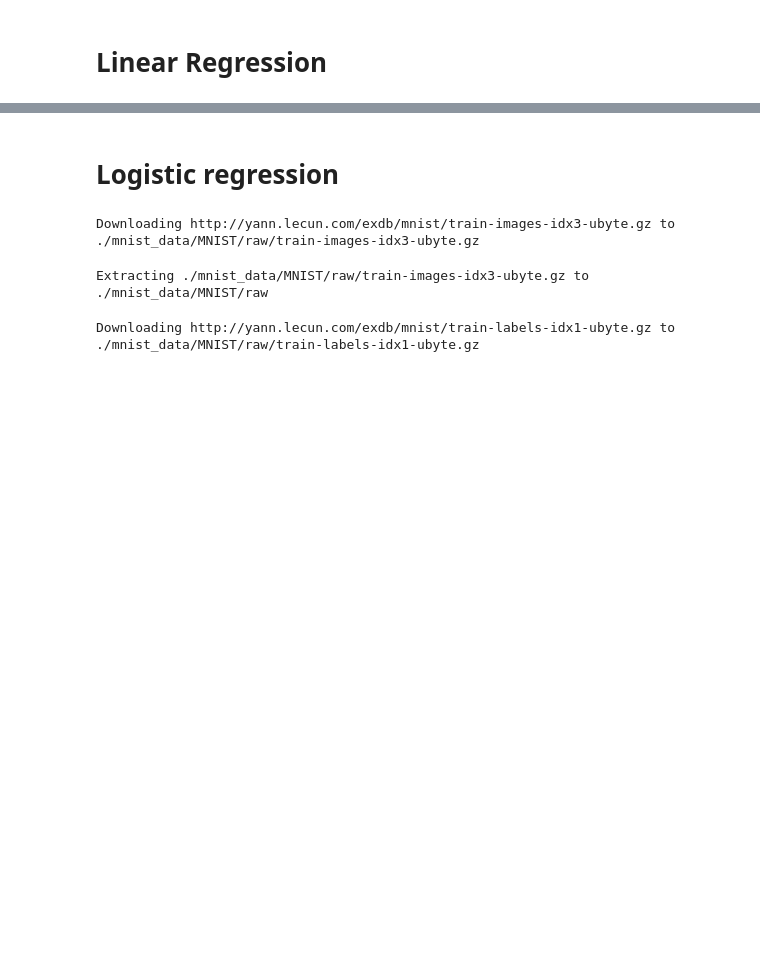
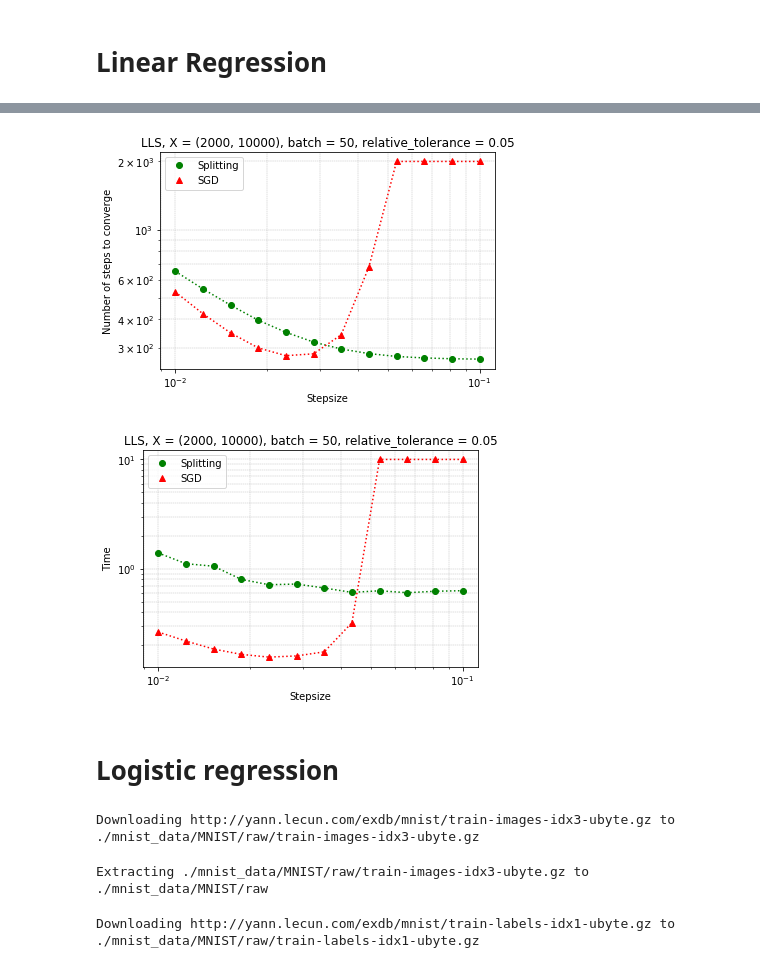
Before and after one commit to MerkulovDaniil/split-sgd, a Jupyter notebook: Code/Iterations_measurement.ipynb, the cells around one changed output, grey strips where cells are left out. Saved outputs shown, nothing was run; the diff lists cells and outputs as text; code cells hidden in the pictures; blank space fills up the shorter version.

Commit message:
LLS time and iterations to convergence plots

```diff
--- a/Code/Iterations_measurement.ipynb
+++ b/Code/Iterations_measurement.ipynb
@@ -141,30 +160,42 @@ for experiment in range(n_experiments):
 # %%
 steps_spl = np.average(steps_spl_meta, axis = 0)
 steps_sgd = np.average(steps_sgd_meta, axis = 0)
 times_spl = np.average(times_spl_meta, axis = 0)
 times_sgd = np.average(times_sgd_meta, axis = 0)
 
 plt.figure(figsize=(6.0, 4.0))
 plt.title('LLS, X = ({}, {}), batch = {}, relative_tolerance = {}'.format(p, n, b, epsilon))
-plt.loglog(hs, steps_spl, label = 'Splitting')
-plt.loglog(hs, steps_sgd, label = 'SGD')
+plt.loglog(hs, steps_spl, 'go', label = 'Splitting')
+plt.loglog(hs, steps_spl, 'g:')
+plt.loglog(hs, steps_sgd, 'r^', label = 'SGD')
+plt.loglog(hs, steps_sgd, 'r:')
+plt.grid(True,which="both", linestyle='--', linewidth=0.4)
+# plt.grid()
 plt.xlabel('Stepsize')
 plt.ylabel('Number of steps to converge')
 plt.legend()
 
-plt.savefig('sgd_split_step_n{}.svg'.format(epsilon))
+# plt.savefig('sgd_split_step_n{}.svg'.format(epsilon))
+plt.savefig('sgd_split_time_lls.pdf')
 plt.show()
 
 plt.figure(figsize=(6.0, 4.0))
 plt.title('LLS, X = ({}, {}), batch = {}, relative_tolerance = {}'.format(p, n, b, epsilon))
-plt.loglog(hs, times_spl, label = 'Splitting')
-plt.loglog(hs, times_sgd, label = 'SGD')
+plt.loglog(hs, times_spl, 'go', label = 'Splitting')
+plt.loglog(hs, times_spl, 'g:')
+plt.loglog(hs, times_sgd, 'r^', label = 'SGD')
+plt.loglog(hs, times_sgd, 'r:')
+plt.grid(True,which="both", linestyle='--', linewidth=0.4)
 plt.xlabel('Stepsize')
 plt.ylabel('Time')
 plt.legend()
 
-plt.savefig('sgd_split_step_t{}.svg'.format(epsilon))
+# plt.savefig('sgd_split_step_t{}.svg'.format(epsilon))
+plt.savefig('sgd_split_iterations_lls.pdf')
 plt.show()
+# %% [output]
+[figure, added]
+[figure, added]
 # %% [markdown]
 # Logistic regression
 # %%
```
Also changed, not shown: parts of 2 cells of this notebook.
